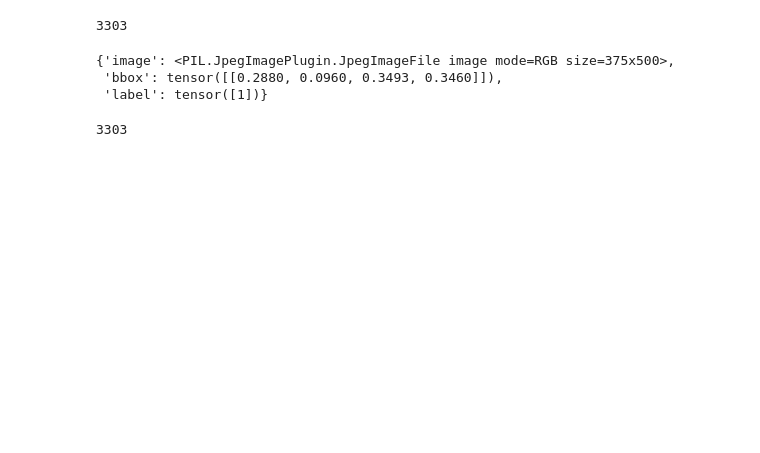
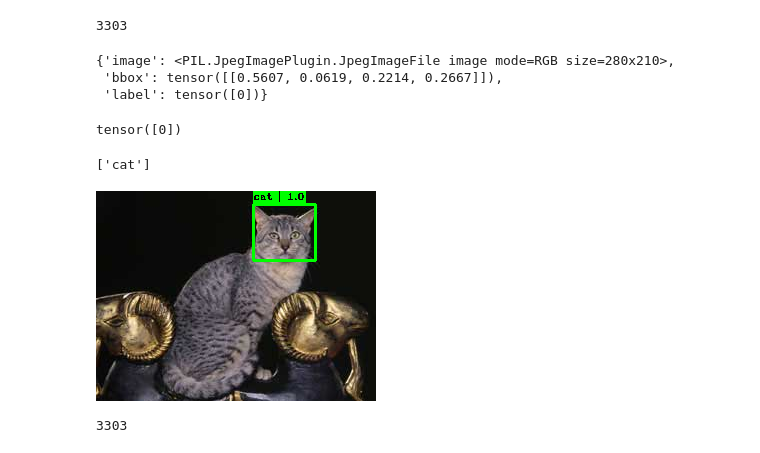
Before and after one commit to ericoericochen/mini-yolov3, a Jupyter notebook: dataset.ipynb, the cells around one changed output. Cells and saved outputs as stored; diff of their text form; code cells hidden in the pictures; blank space fills up the shorter version.

Commit message:
utils to draw bounding boxes

```diff
--- a/dataset.ipynb
+++ b/dataset.ipynb
@@ -13,12 +15,26 @@ dataset = OxfordIIITPetDataset(
 len(dataset)
 # %% [output]
 3303
-# %%
-dataset[0]
-# %% [output]
-{'image': <PIL.JpegImagePlugin.JpegImageFile image mode=RGB size=375x500>,
- 'bbox': tensor([[0.2880, 0.0960, 0.3493, 0.3460]]),
- 'label': tensor([1])}
+# %%
+data = dataset[5]
+data
+# %% [output]
+{'image': <PIL.JpegImagePlugin.JpegImageFile image mode=RGB size=280x210>,
+ 'bbox': tensor([[0.5607, 0.0619, 0.2214, 0.2667]]),
+ 'label': tensor([0])}
+# %%
+data["label"]
+# %% [output]
+tensor([0])
+# %%
+draw_bounding_boxes_new(
+    data["image"],
+    box_convert(data["bbox"], "xywh", "xyxy"),
+    labels=[dataset.LABELS[label] for label in data["label"]]
+)
+# %% [output]
+['cat']
+[figure, added]
 # %%
 dataset = OxfordIIITPetDataset(
     root="./data/oxford-iiit-pet/",
```
Also changed, not shown: parts of 1 cell of this notebook, 4 other files.
